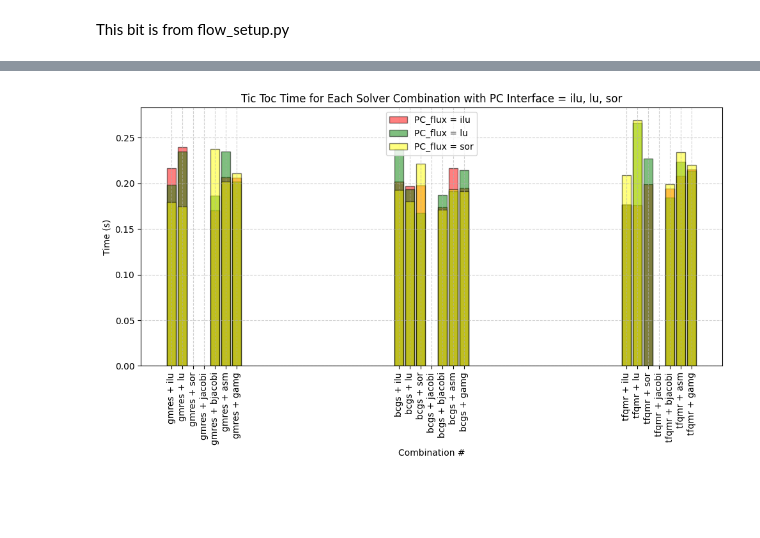
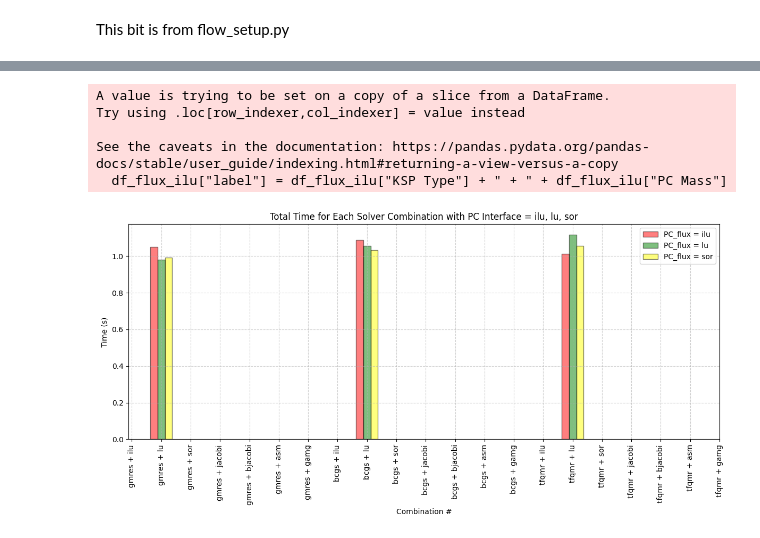
Before and after one commit to keileg/solver_configuration_flow_setups, a Jupyter notebook: Problem_Investigation.ipynb, the cells around one changed output, grey strips where cells are left out. Saved outputs shown, nothing was run; the diff lists cells and outputs as text; code cells hidden in the pictures; blank space fills up the shorter version.

```diff
--- a/Problem_Investigation.ipynb
+++ b/Problem_Investigation.ipynb
@@ -234,3 +249,16 @@ print(f"\n Smallest fracture: {min_length:.4f}")
+# %%
+
+linear_solver_opts = {
+    # This line PETSc print the residual norm at each iteration.
+    #"ksp_monitor": None,
+    #"ksp_view": None,
+    "ksp_type": 'bcgs',#"preonly",#"tfqmr1",#"gmres1", #"richardson0", #"bicg0", #"bcgs1",  # Change the Krylov method
+    "ksp_max_it": 150,
+    "interface_darcy_flux": {"pc_type": "ilu"}, # fix this to ilu for now
+    "mass_balance": {"pc_type": "lu"},
+}
+
+model.params["linear_solver"].update({"options": linear_solver_opts})
 # %%
 try:
     pp.run_time_dependent_model(model, {"prepare_simulation": False})
@@ -387,9 +400,12 @@ df_results.iloc[41:-1]
 # %%
-
+df_results["label"] = df_results["KSP Type"] + " + " + df_results["PC Mass"] + " + " + df_results["PC Interface"]
 plt.figure(figsize=(12, 6))
 plt.bar(df_results["Combination #"], df_results["Total Time (s)"], color="blue", edgecolor="k", alpha=0.5, label="Total Time")
-plt.bar(df_results["Combination #"], df_results["Tic Toc Time (s)"], color="pink", edgecolor="k", alpha=0.5,  label="Tic Toc Time")
+#plt.bar(df_results["Combination #"], df_results["Tic Toc Time (s)"], color="pink", edgecolor="k", alpha=0.5,  label="Tic Toc Time")
 #plt.bar(df_results2["Combination #"], df_results2["Time (s)"], color="yellow", edgecolor="k", alpha=0.5)
+
+indices = np.arange(len(df_results["Combination #"]))
+plt.xticks(indices, df_results["label"], rotation=90)
 plt.xlabel("Combination #")
 plt.ylabel("seconds")
 plt.title("Time per Solver Combination")
@@ -433,21 +448,35 @@ See the caveats in the documentation: https://pandas.pydata.org/pandas-docs/stab
 # %%
 
+# Filter by PC Interface
+df_flux_ilu = df_results[df_results["PC Interface"] == "ilu"]
+df_flux_lu = df_results[df_results["PC Interface"] == "lu"]
+df_flux_sor = df_results[df_results["PC Interface"] == "sor"]
 
-# Plot Total Time for each combination
-plt.figure(figsize=(10, 6))
-plt.bar(df_flux_ilu["Combination #"], df_flux_ilu["Tic Toc Time (s)"], color="red", edgecolor="k",alpha=0.5, label='PC_flux = ilu' )
-plt.bar(df_flux_ilu["Combination #"], df_flux_lu["Tic Toc Time (s)"], color="green", edgecolor="k", alpha=0.5, label='PC_flux = lu')
-plt.bar(df_flux_ilu["Combination #"], df_flux_sor["Tic Toc Time (s)"], color="yellow", edgecolor="k", alpha=0.5, label='PC_flux = sor')
+df_flux_ilu["label"] = df_flux_ilu["KSP Type"] + " + " + df_flux_ilu["PC Mass"]
+
+# Shared x axis values
+x = np.arange(len(df_flux_ilu))
+bar_width = 0.25
+
+plt.figure(figsize=(12, 6))
+plt.bar(x - bar_width, df_flux_ilu["Total Time (s)"], width=bar_width, color="red", edgecolor="k", alpha=0.5, label="PC_flux = ilu")
+plt.bar(x, df_flux_lu["Total Time (s)"], width=bar_width, color="green", edgecolor="k", alpha=0.5, label="PC_flux = lu")
+plt.bar(x + bar_width, df_flux_sor["Total Time (s)"], width=bar_width, color="yellow", edgecolor="k", alpha=0.5, label="PC_flux = sor")
+
 plt.xlabel("Combination #")
 plt.ylabel("Time (s)")
+plt.title("Total Time for Each Solver Combination with PC Interface = ilu, lu, sor")
+plt.xticks(ticks=x, labels=df_flux_ilu["label"], rotation=90)
 plt.legend()
-plt.title("Tic Toc Time for Each Solver Combination with PC Interface = ilu, lu, sor")
-#plt.xticks(df_flux_ilu["Combination #"], rotation=90)
-plt.xticks(ticks=df_flux_ilu["Combination #"], labels=df_flux_ilu["label"], rotation=90)
 plt.grid(True, linestyle="--", alpha=0.6)
 plt.tight_layout()
 plt.show()
 # %% [output]
+A value is trying to be set on a copy of a slice from a DataFrame.
+Try using .loc[row_indexer,col_indexer] = value instead
+
+See the caveats in the documentation: https://pandas.pydata.org/pandas-docs/stable/user_guide/indexing.html#returning-a-view-versus-a-copy
+  df_flux_ilu["label"] = df_flux_ilu["KSP Type"] + " + " + df_flux_ilu["PC Mass"]
-[figure, old version]
+[figure, new version]
 # %%
 df_flux_ilu
```
Also changed, not shown: parts of 47 cells of this notebook.
